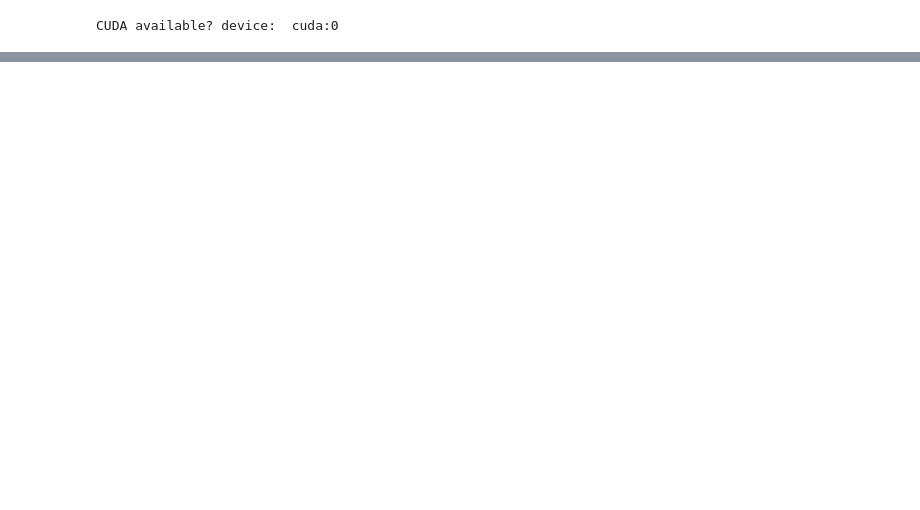
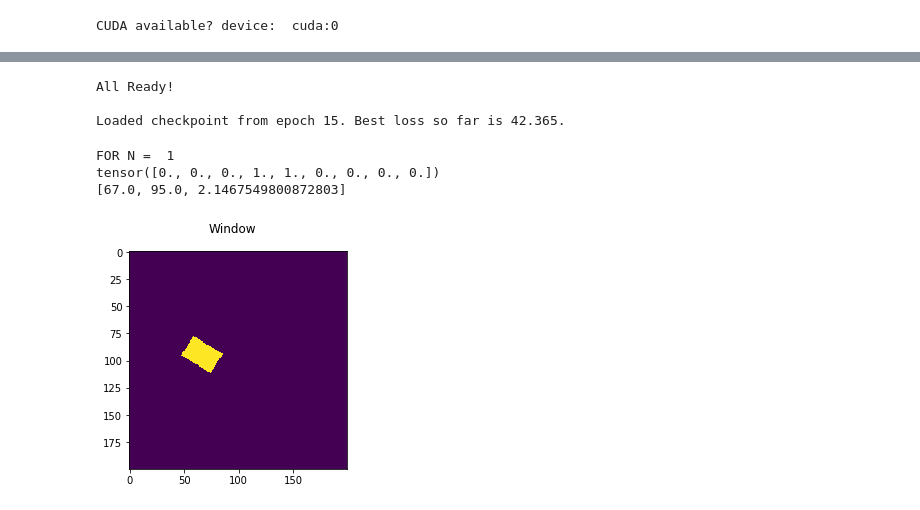
Before and after one commit to nouyang/platt2018, a Jupyter notebook: rcnn_depth/Sliding Window.ipynb, the cells around one changed output, grey strips where cells are left out. Cells and saved outputs as stored; diff of their text form; code cells hidden in the pictures; blank space fills up the shorter version.

```diff
--- a/rcnn_depth/Sliding Window.ipynb
+++ b/rcnn_depth/Sliding Window.ipynb
@@ -599,3 +625,44 @@ All Ready!
+# %%
+print('All Ready!')
+
+
+filename = "checkpoint_v2sliding.pth.tar"
+checkpoint = torch.load(filename)
+start_epoch = checkpoint['epoch'] + 1
+best_loss = checkpoint['best_loss']
+print('\nLoaded checkpoint from epoch %d. Best loss so far is %.3f.\n' % (start_epoch, best_loss))
+model = checkpoint['model']
+# %% [output]
+All Ready!
+
+Loaded checkpoint from epoch 15. Best loss so far is 42.365.
+# %%
+dataiter = iter(test_loader)
+images, labels, coords = dataiter.next()
+
+n = 1
+print("\n\nFOR N = ", n)
+imgSample = images[n]
+max_idx = torch.argmax(coords[n][:,0])
+x, y, theta = coords[n][max_idx]
+print(labels[n])
+print([float(zed) for zed in (x,y,theta)])
+#print(x,y,theta)
+#crops, __ = makeCrops(imgSample, 50, (100, 100), (x,y, theta))
+
+plt.imshow(imgSample)
+#fig, axess = plt.subplots(3,3, figsize=(10,10))
+#axess = np.array(axess).flatten()#order='F') #'F' means to flatten in column-major (Fortran- style) order.
+#for i in range(9):
+#    axess[i].imshow(crops[i])
+#    axess[i].set_ylabel('# '+str(i))
+plt.suptitle('Window')
+plt.show()
+# %% [output]
+FOR N =  1
+tensor([0., 0., 0., 1., 1., 0., 0., 0., 0.])
+[67.0, 95.0, 2.1467549800872803]
+[figure, added]
 # %%
 # -- Check the results -------------------------------------------------------
 
```
Also changed, not shown: parts of 13 cells of this notebook.
